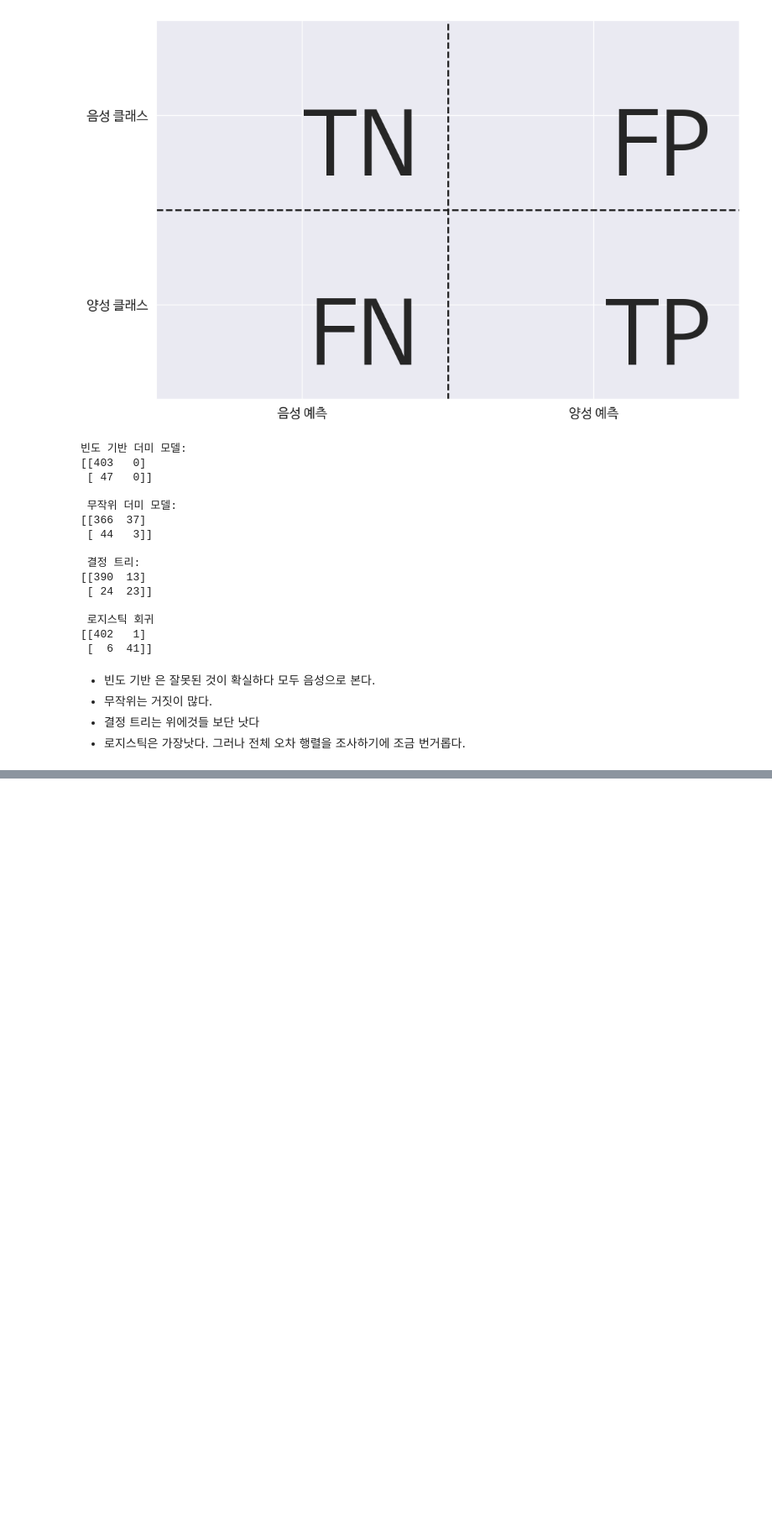
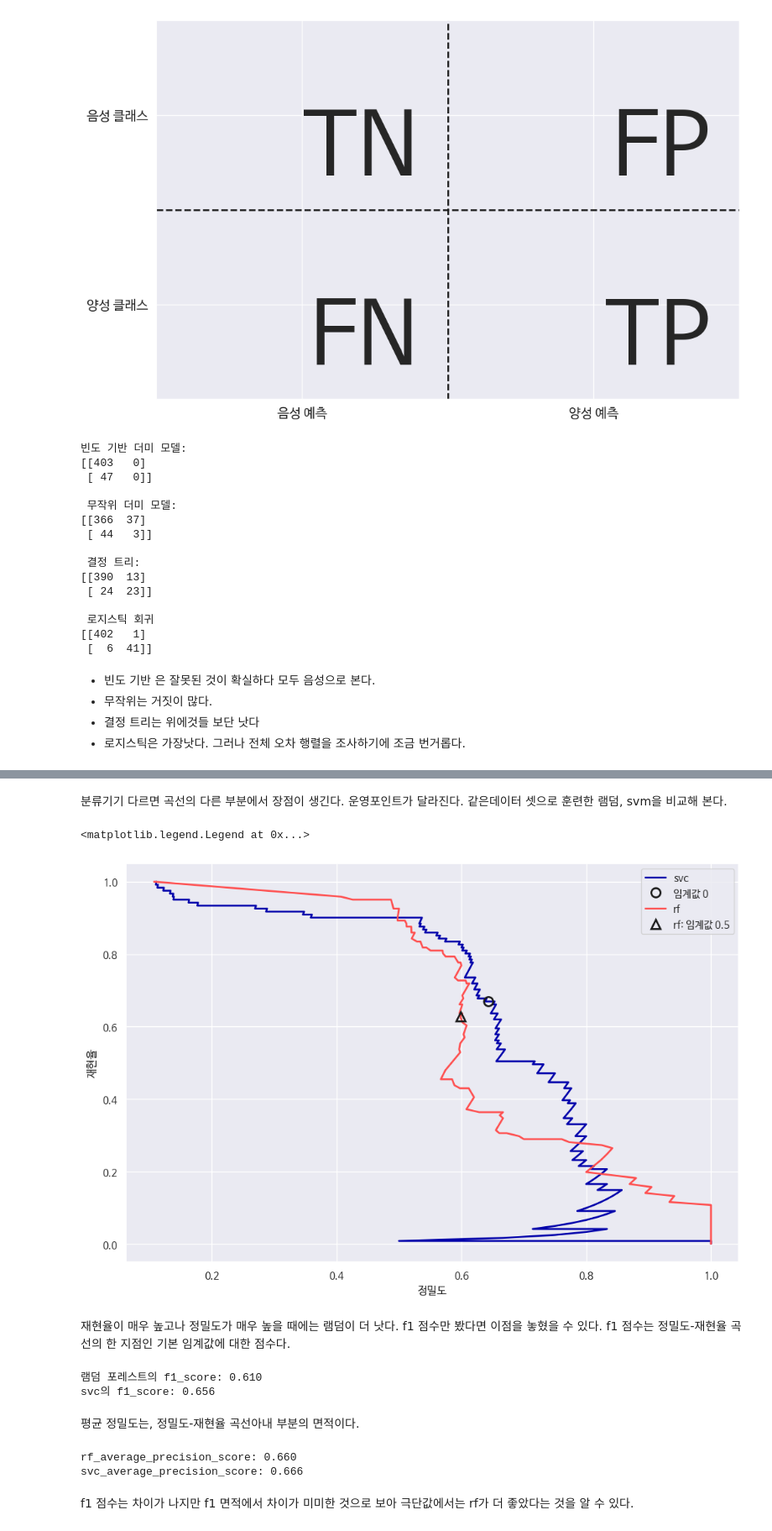
Before and after one commit to 201ssc/python_test1, a Jupyter notebook: 5_3평가지표와_측정.ipynb, the cells around one changed output, grey strips where cells are left out. Shown: that part at 84% size. Drawn from its saved outputs; the diff is of its cells as text; code cells hidden in the pictures; blank space fills up the shorter version.

```diff
--- a/5_3평가지표와_측정.ipynb
+++ b/5_3평가지표와_측정.ipynb
@@ -199,0 +327,45 @@ print(confusion_matrix(y_test, pred_logreg))
+# %% [markdown]
+분류기기 다르면 곡선의 다른 부분에서 장점이 생긴다. 운영포인트가 달라진다.
+같은데이터 셋으로 훈련한 램덤, svm을 비교해 본다.
+# %%
+from sklearn.ensemble import RandomForestClassifier
+rf = RandomForestClassifier(n_estimators=100, random_state=0, max_features=2)
+rf.fit(X_train, y_train)
+
+# RandomForestClassifier는 dicision_function 대신 predict_proba를 제공한다.
+precision_rf, recall_rf, thresholds_rf = precision_recall_curve(y_test, rf.predict_proba(X_test)[:, 1])
+
+plt.plot(precision, recall, label='svc')
+plt.plot(precision[close_zero], recall[close_zero], 'o', markersize=10, label='임계값 0', fillstyle= 'none', c='k', mew=2)
+
+plt.plot(precision_rf, recall_rf, label='rf')
+close_default_rf = np.argmin(np.abs(thresholds_rf -0.5))
+plt.plot(precision_rf[close_default_rf], recall_rf[close_default_rf], '^', markersize=10, label='rf: 임계값 0.5', fillstyle= 'none', c='k', mew=2)
+
+plt.xlabel('정밀도')
+plt.ylabel('재현율')
+plt.legend(loc='best')
+# %% [output]
+<matplotlib.legend.Legend at 0x...>
+[figure, added]
+# %% [markdown]
+재현율이 매우 높고나 정밀도가 매우 높을 때에는 램덤이 더 낫다. f1 점수만 봤다면 이점을 놓혔을 수 있다. f1 점수는 정밀도-재현율 곡선의 한 지점인 기본 임계값에 대한 점수다.
+# %%
+print('램덤 포레스트의 f1_score: {:.3f}'.format(f1_score(y_test, rf.predict(X_test))))
+print('svc의 f1_score: {:.3f}'.format(f1_score(y_test, svc.predict(X_test))))
+# %% [output]
+램덤 포레스트의 f1_score: 0.610
+svc의 f1_score: 0.656
+# %% [markdown]
+평균 정밀도는, 정밀도-재현율 곡선아내 부분의 면적이다.
+# %%
+from sklearn.metrics import average_precision_score
+ap_rf = average_precision_score(y_test, rf.predict_proba(X_test)[:,1])
+ap_svc = average_precision_score(y_test, svc.decision_function(X_test))
+print('rf_average_precision_score: {:.3f}'.format(ap_rf))
+print('svc_average_precision_score: {:.3f}'.format(ap_svc))
+# %% [output]
+rf_average_precision_score: 0.660
+svc_average_precision_score: 0.666
+# %% [markdown]
+f1 점수는 차이가 나지만 f1 면적에서 차이가 미미한 것으로 보아 극단값에서는 rf가 더 좋았다는 것을 알 수 있다.
```
Also changed, not shown: parts of 17 cells of this notebook.
